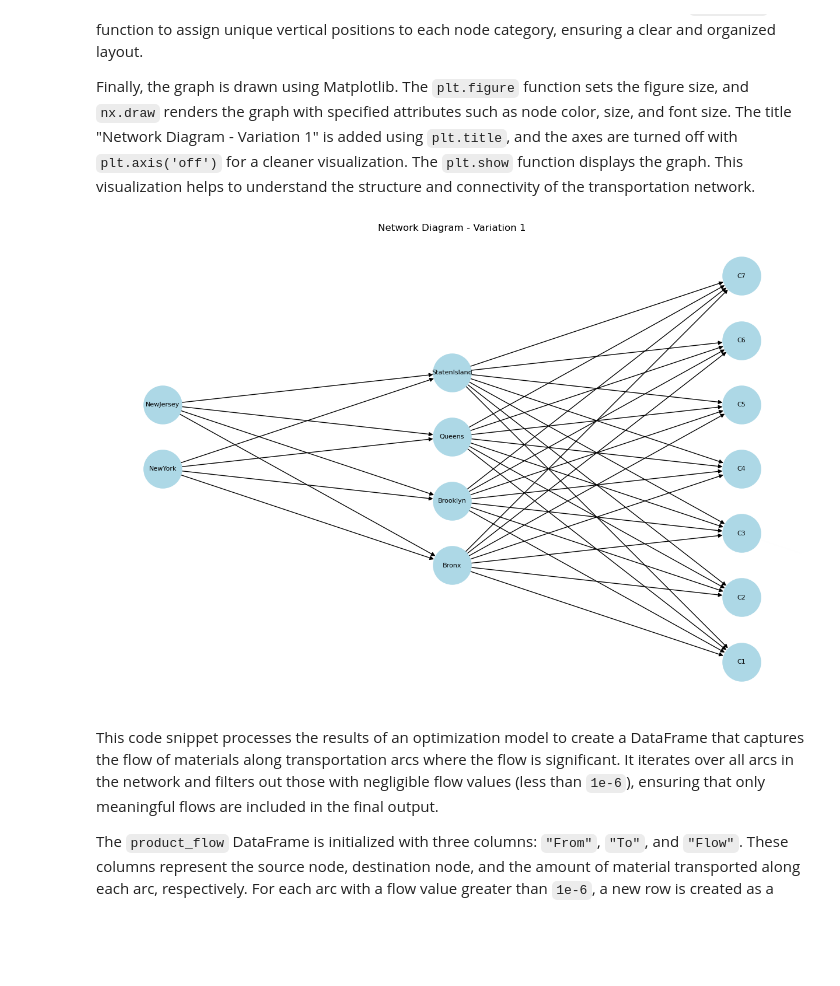
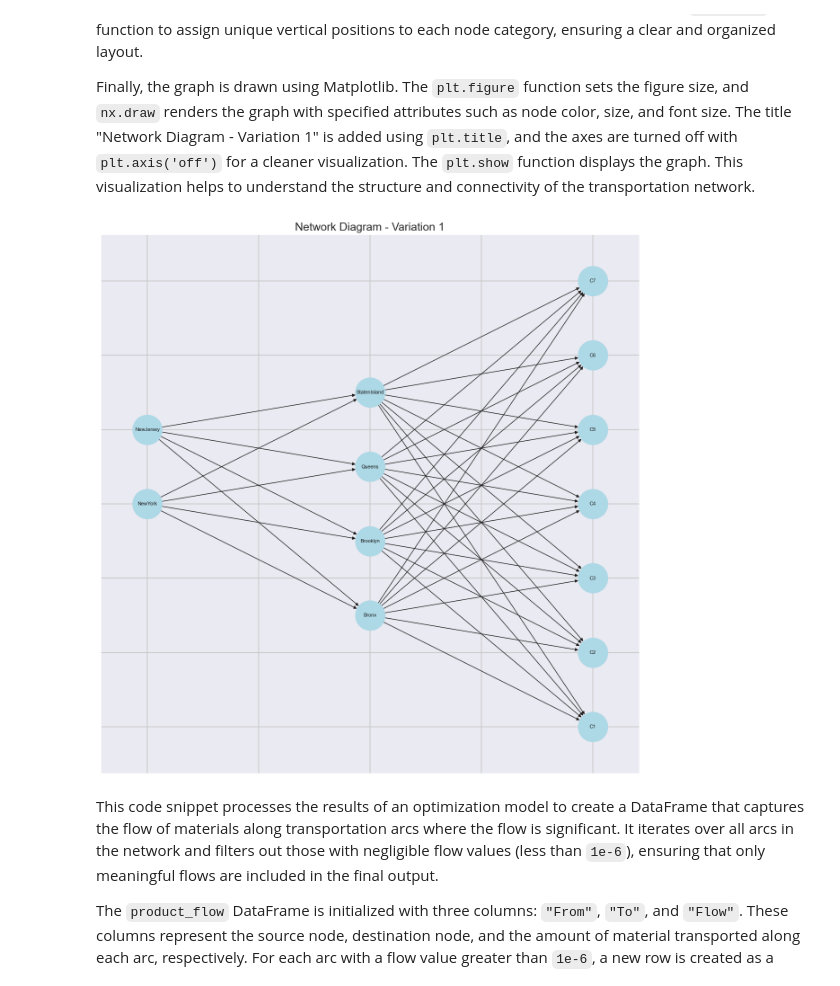
Before and after one commit to joseeneas/Projects, a Jupyter notebook: Activity-13-2-1.ipynb, the cells around one changed output. Drawn from its saved outputs; the diff is of its cells as text; code cells hidden in the pictures; blank space fills up the shorter version.

```diff
--- a/Activity-13-2-1.ipynb
+++ b/Activity-13-2-1.ipynb
@@ -19,15 +19,16 @@ Overall, this setup prepares the notebook for tasks involving optimization model
 import warnings
 warnings.filterwarnings('ignore')
 warnings.filterwarnings('ignore', category=DeprecationWarning)
-
 import gurobipy          as     gp      # type: ignore
 from   gurobipy          import GRB     # type: ignore
 import pandas            as     pd      # type: ignore
 import matplotlib.pyplot as     plt     # type: ignore
 from   IPython.display   import display # type: ignore
 import networkx          as     nx      # type: ignore
-
+import seaborn           as     sns     # type: ignore
 %matplotlib inline
+sns.set_theme(context='talk', style='darkgrid', palette='deep', font='arial', font_scale=1, color_codes=True, rc=None)
+sns.set_style("darkgrid", {"grid.color": ".8", "grid.linestyle":"-"})
 # %% [markdown]
 This code defines the data structures and parameters for a transportation optimization problem, likely involving waste management logistics. The goal is to model the supply, throughput, demand, and transportation costs between various locations to optimize the flow of goods or materials.
 
@@ -206,36 +136,36 @@ G = nx.DiGraph()
 cities    = ['NewYork', 'NewJersey']
 depots    = ['Bronx', 'Brooklyn', 'Queens', 'StatenIsland']
 landfills = ['C1', 'C2', 'C3', 'C4', 'C5', 'C6', 'C7']
 # Add nodes
 G.add_nodes_from(cities)
 G.add_nodes_from(depots)
 G.add_nodes_from(landfills)
 # Add edges
 for city in cities:
     for depot in depots:
         G.add_edge(city, depot)
 for depot in depots:
     for landfill in landfills:
         G.add_edge(depot, landfill)
 # Define layout
 pos = {}
 # Cities on the left
 for i, city in enumerate(cities):
     pos[city] = (-2, i)
 # Depots in the center
 for i, depot in enumerate(depots):
     pos[depot] = (0, i-1.5)
 # Landfills on the right
 for i, landfill in enumerate(landfills):
     pos[landfill] = (2, i-3)
 # Draw
-plt.figure(figsize=(12,8))
+plt.figure(figsize=(12,12))
 nx.draw(G, pos, with_labels=True, node_color='lightblue', node_size=2200, arrowsize=10, font_size=8)
 plt.title('Network Diagram - Variation 1')
-plt.axis('off')
+plt.axis('on')
 plt.show()
 # %% [output]
-[figure, old version]
+[figure, new version]
 # %% [markdown]
 This code snippet processes the results of an optimization model to create a DataFrame that captures the flow of materials along transportation arcs where the flow is significant. It iterates over all arcs in the network and filters out those with negligible flow values (less than `1e-6`), ensuring that only meaningful flows are included in the final output.
 
```
Also changed, not shown: parts of 5 cells of this notebook, 5 other files.
